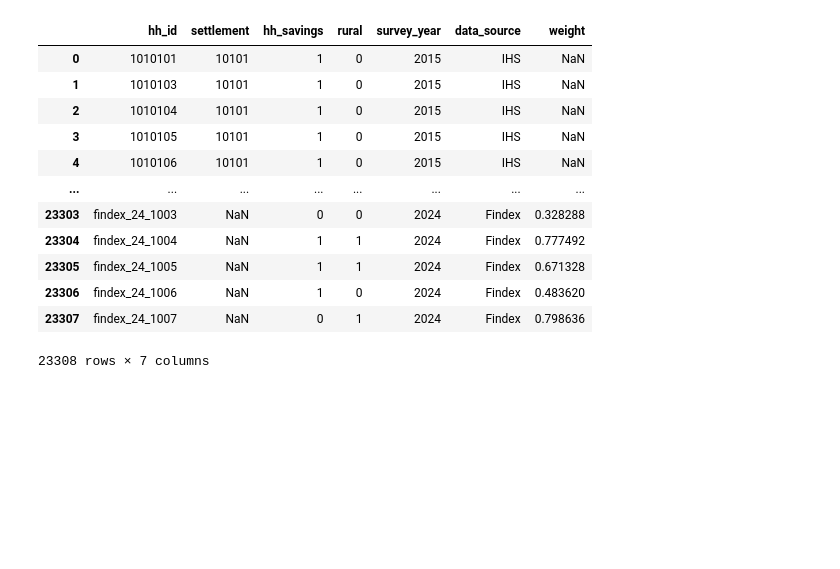
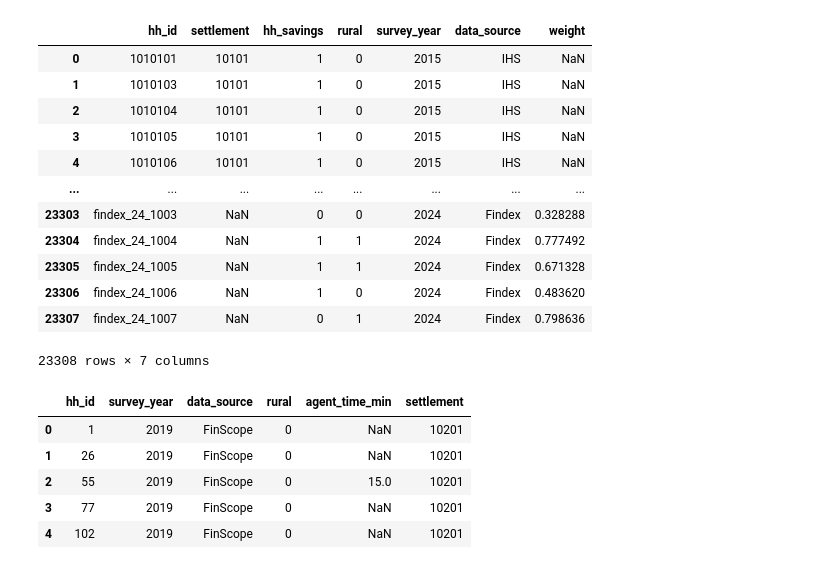
Before and after one commit to riley-wangdaiwei/GG, a Jupyter notebook: code/did_merge.ipynb, the cells around one changed output. Drawn from its saved outputs; the diff is of its cells as text; code cells hidden in the pictures; blank space fills up the shorter version.

Commit message:
Update: did_panel_distance added

```diff
--- a/code/did_merge.ipynb
+++ b/code/did_merge.ipynb
@@ -185,3 +185,35 @@ df_savings
 | 23306 | findex_24_1006 | NaN | 1 | 0 | 2024 | Findex | 0.483620 |
 | 23307 | findex_24_1007 | NaN | 0 | 1 | 2024 | Findex | 0.798636 |
 23308 rows × 7 columns
+# %%
+# agent distancing
+time_midpoint_map = {
+    "1. Less than 10 minutes": 5.0,
+    "2. 10 to 20 minutes": 15.0,
+    "3. 21 to 30 minutes": 25.5,
+    "4. 31 to 60 minutes": 45.5,
+    "5. 61 minutes to less than 2 hours": 90.0,
+    "6. 2 hours to less than -5 hours": 210.0,
+    "98. Don?t Know": np.nan
+}
+
+df_distance_2019 = pd.DataFrame()
+
+df_distance_2019['hh_id'] = raw_finscope_2019['ID']
+df_distance_2019['survey_year'] = 2019
+df_distance_2019['data_source'] = 'FinScope'
+df_distance_2019['rural'] = raw_finscope_2019['HHID9'].map({"Rural": 1, "Urban": 0}).fillna(0).astype(int)
+
+raw_finscope_2019['QE1A6_clean'] = raw_finscope_2019['QE1A6'].astype(str).str.strip()
+df_distance_2019['agent_time_min'] = raw_finscope_2019['QE1A6_clean'].map(time_midpoint_map)
+
+df_distance_2019['settlement'] = raw_finscope_2019['SETTLEMENT'].str.extract(r'^(\d+)')
+
+display(df_distance_2019.head())
+# %% [output]
+|  | hh_id | survey_year | data_source | rural | agent_time_min | settlement |
+| 0 | 1 | 2019 | FinScope | 0 | NaN | 10201 |
+| 1 | 26 | 2019 | FinScope | 0 | NaN | 10201 |
+| 2 | 55 | 2019 | FinScope | 0 | 15.0 | 10201 |
+| 3 | 77 | 2019 | FinScope | 0 | NaN | 10201 |
+| 4 | 102 | 2019 | FinScope | 0 | NaN | 10201 |
```
Also changed, not shown: parts of 1 cell of this notebook, 1 other file.
